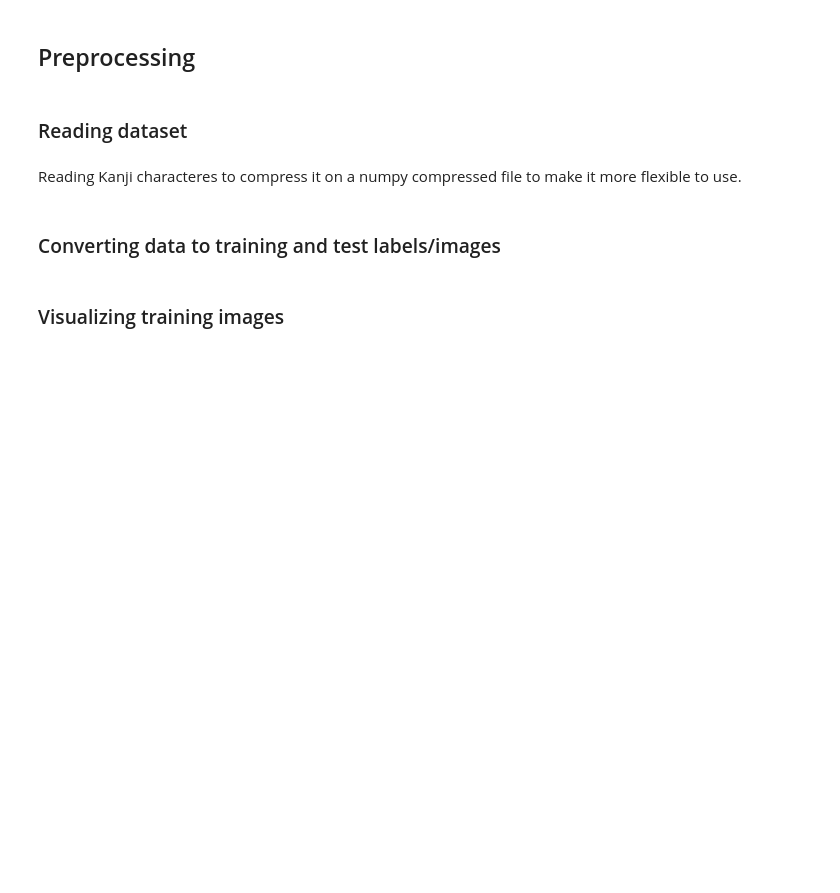
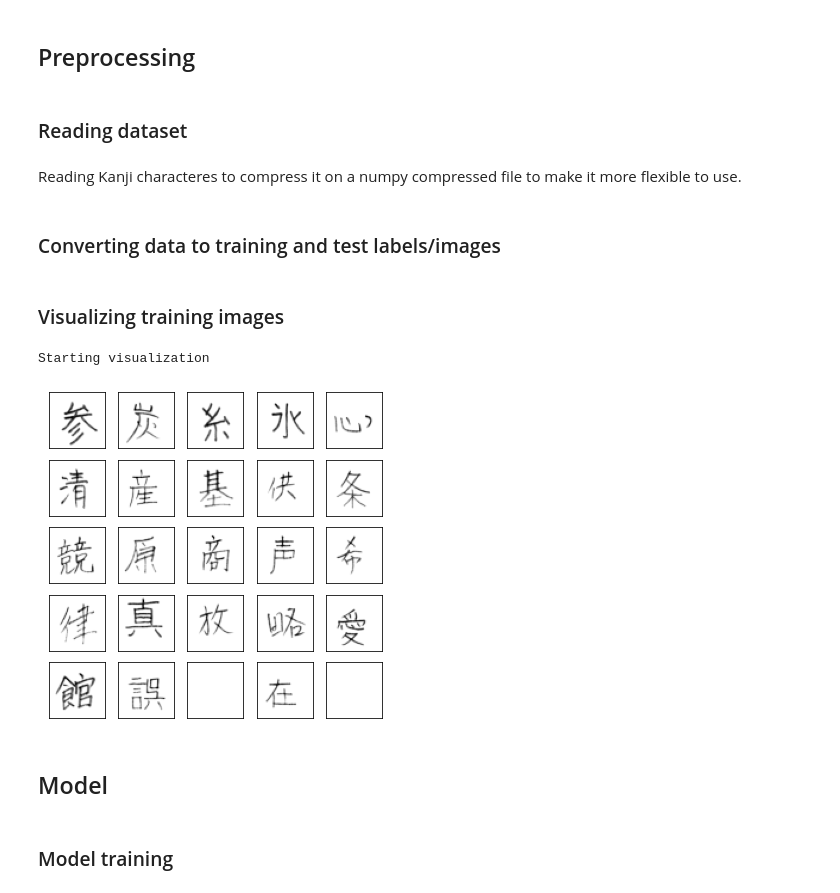
Before and after one commit to HanCharPI/han-character-ml, a Jupyter notebook: Notebooks/KanjiRecognizer.ipynb, the cells around one changed output. Cells and saved outputs as stored; diff of their text form; code cells hidden in the pictures; blank space fills up the shorter version.

```diff
--- a/Notebooks/KanjiRecognizer.ipynb
+++ b/Notebooks/KanjiRecognizer.ipynb
@@ -94,30 +94,3 @@ def read_kanji():
 read_kanji()
 # %% [markdown]
 ### Converting data to training and test labels/images
-# %%
-import skimage.transform
-import numpy as np
-from sklearn.model_selection import train_test_split
-
-kanji = np.load("kanji.npz")['arr_0'].reshape([-1, 63, 64]).astype(np.float32)
-
-kanji = kanji/np.max(kanji) # make the numbers range from 0 to 1
-
-# 51 is the number of different katakana (3 are duplicates so in the end there are 48 classes), 1411 writers.
-train_images = np.zeros([51 * 1411, 48, 48], dtype=np.float32)
-
-for i in range(51 * 1411): # change the image size to 48*48
-    train_images[i] = skimage.transform.resize(kanji[i], (48, 48))
-
-arr = np.arange(51) # create labels
-train_labels = np.repeat(arr, 1411)
-
-# In the actual code, I combined the duplicate classes here and had 48 classes in the end
-
-# split the images/labels to train and test
-train_images, test_images, train_labels, test_labels = train_test_split(train_images, train_labels, test_size=0.2)
-
-np.savez_compressed("kanji_train_images.npz", train_images)
-np.savez_compressed("kanji_train_labels.npz", train_labels)
-np.savez_compressed("kanji_test_images.npz", test_images)
-np.savez_compressed("kanji_test_labels.npz", test_labels)
@@ -125,11 +140,23 @@ np.savez_compressed("kanji_test_labels.npz", test_labels)
 ### Visualizing training images
 # %%
 import matplotlib.pyplot as plt
-plt.figure(figsize=(6,6)).patch.set_facecolor('#000000')
+import numpy as np
+
+kanjis = np.load("kanji_train_images.npz")['arr_0'].astype(np.float32)
+
+print("Starting visualization")
+plt.figure(figsize=(6,6)).patch.set_facecolor('#ffffff')
 for i in range(25):
     plt.subplot(5,5,i+1)
     plt.xticks([])
     plt.yticks([])
     plt.grid(False)
-    plt.imshow(train_images[i], cmap=plt.cm.binary)
+    plt.imshow(kanjis[i], cmap=plt.cm.binary)
 plt.show()
+# %% [output]
+Starting visualization
+[figure, added]
+# %% [markdown]
+## Model
+# %% [markdown]
+### Model training
```
Also changed, not shown: parts of 11 cells of this notebook, 2 other files.
